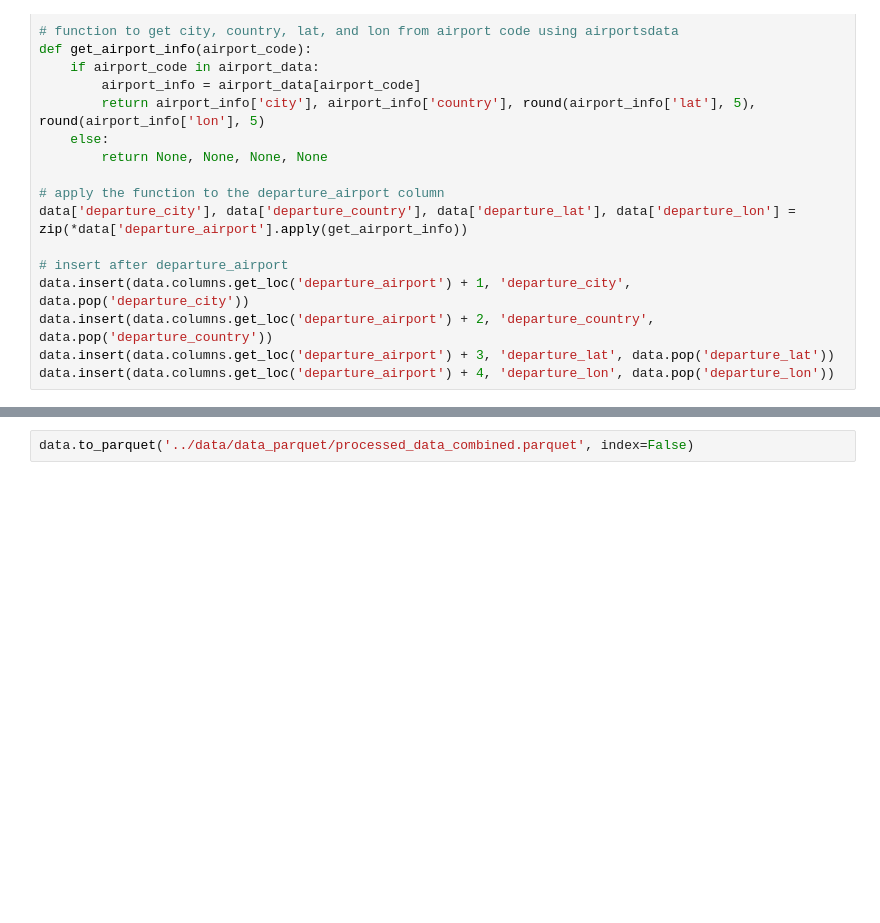
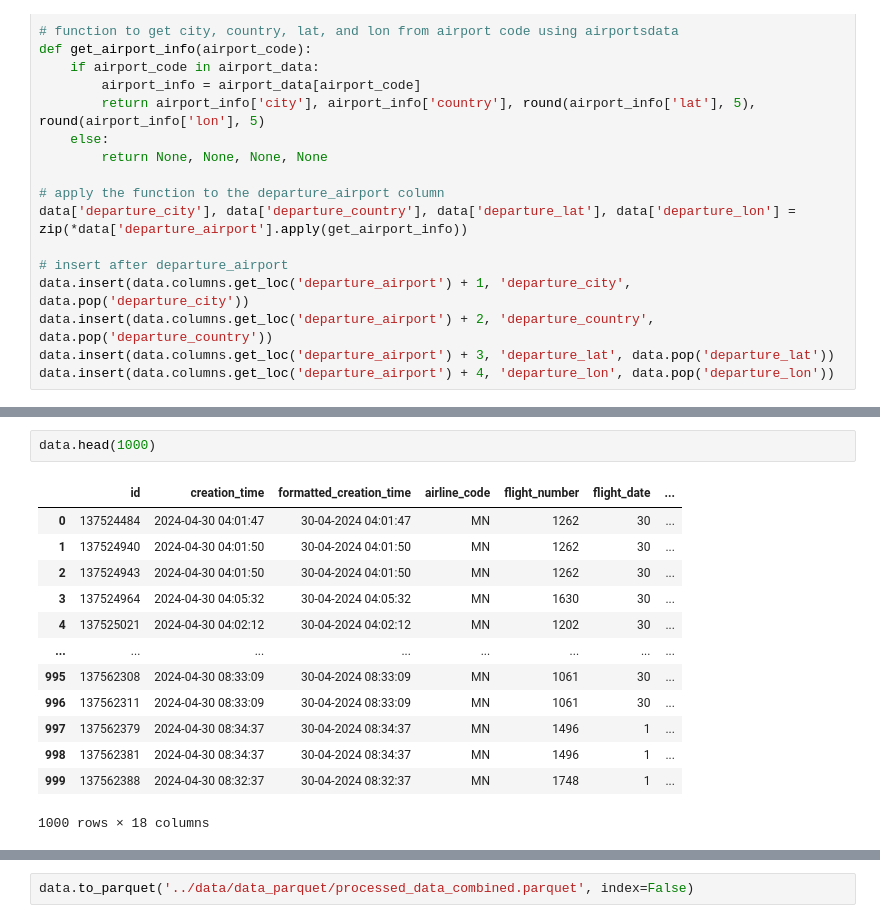
Before and after one commit to aref-hasan/aircraft_load, a Jupyter notebook: data_engineering/data_prep.ipynb, the cells around one changed output, grey strips where cells are left out. Cells and saved outputs as stored; diff of their text form; blank space fills up the shorter version.

```diff
--- a/data_engineering/data_prep.ipynb
+++ b/data_engineering/data_prep.ipynb
@@ -110,3 +172,19 @@ data.head()
+# %%
+data.head(1000)
+# %% [output]
+|  | id | creation_time | formatted_creation_time | airline_code | flight_number | flight_date | ... |
+| 0 | 137524484 | 2024-04-30 04:01:47 | 30-04-2024 04:01:47 | MN | 1262 | 30 | ... |
+| 1 | 137524940 | 2024-04-30 04:01:50 | 30-04-2024 04:01:50 | MN | 1262 | 30 | ... |
+| 2 | 137524943 | 2024-04-30 04:01:50 | 30-04-2024 04:01:50 | MN | 1262 | 30 | ... |
+| 3 | 137524964 | 2024-04-30 04:05:32 | 30-04-2024 04:05:32 | MN | 1630 | 30 | ... |
+| 4 | 137525021 | 2024-04-30 04:02:12 | 30-04-2024 04:02:12 | MN | 1202 | 30 | ... |
+| ... | ... | ... | ... | ... | ... | ... | ... |
+| 995 | 137562308 | 2024-04-30 08:33:09 | 30-04-2024 08:33:09 | MN | 1061 | 30 | ... |
+| 996 | 137562311 | 2024-04-30 08:33:09 | 30-04-2024 08:33:09 | MN | 1061 | 30 | ... |
+| 997 | 137562379 | 2024-04-30 08:34:37 | 30-04-2024 08:34:37 | MN | 1496 | 1 | ... |
+| 998 | 137562381 | 2024-04-30 08:34:37 | 30-04-2024 08:34:37 | MN | 1496 | 1 | ... |
+| 999 | 137562388 | 2024-04-30 08:32:37 | 30-04-2024 08:32:37 | MN | 1748 | 1 | ... |
+1000 rows × 18 columns
 # %%
 print(data.shape)
 print("_________________________________________")
```
Also changed, not shown: parts of 6 cells of this notebook.
